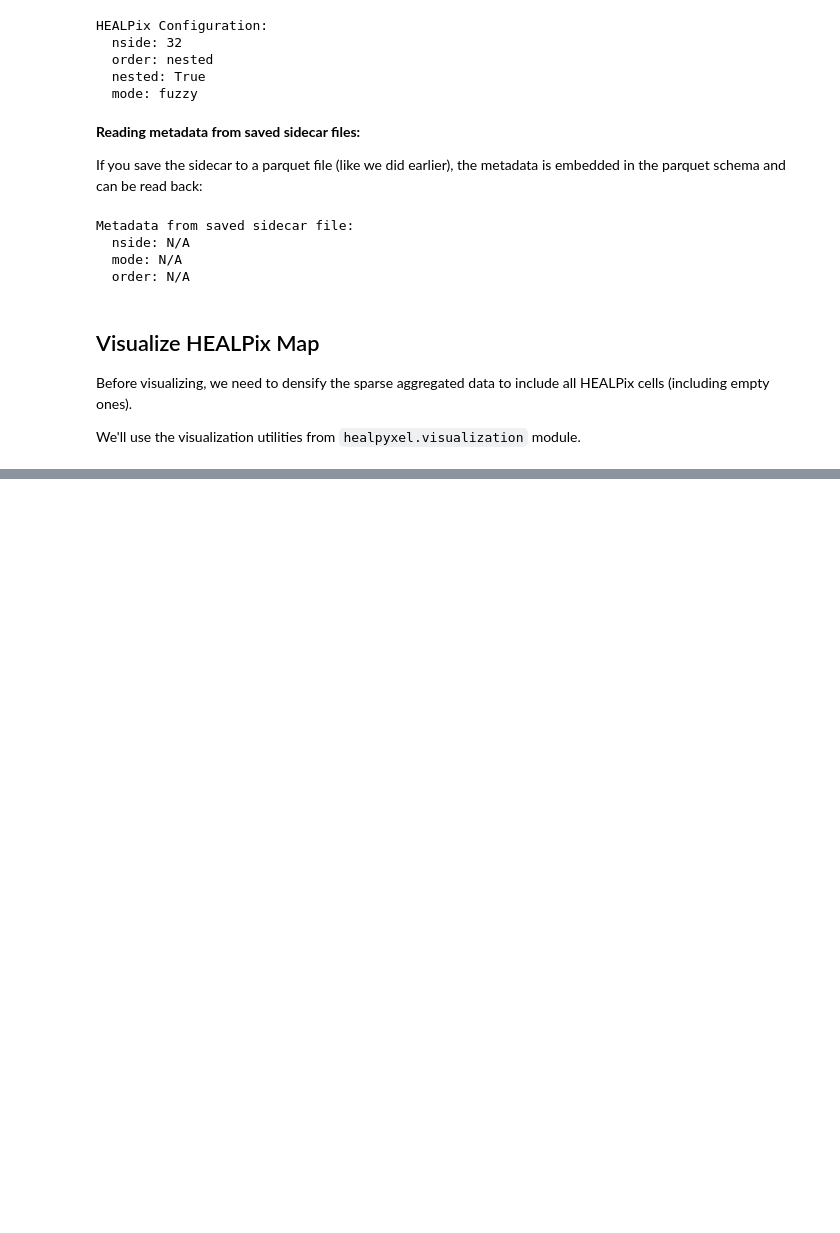
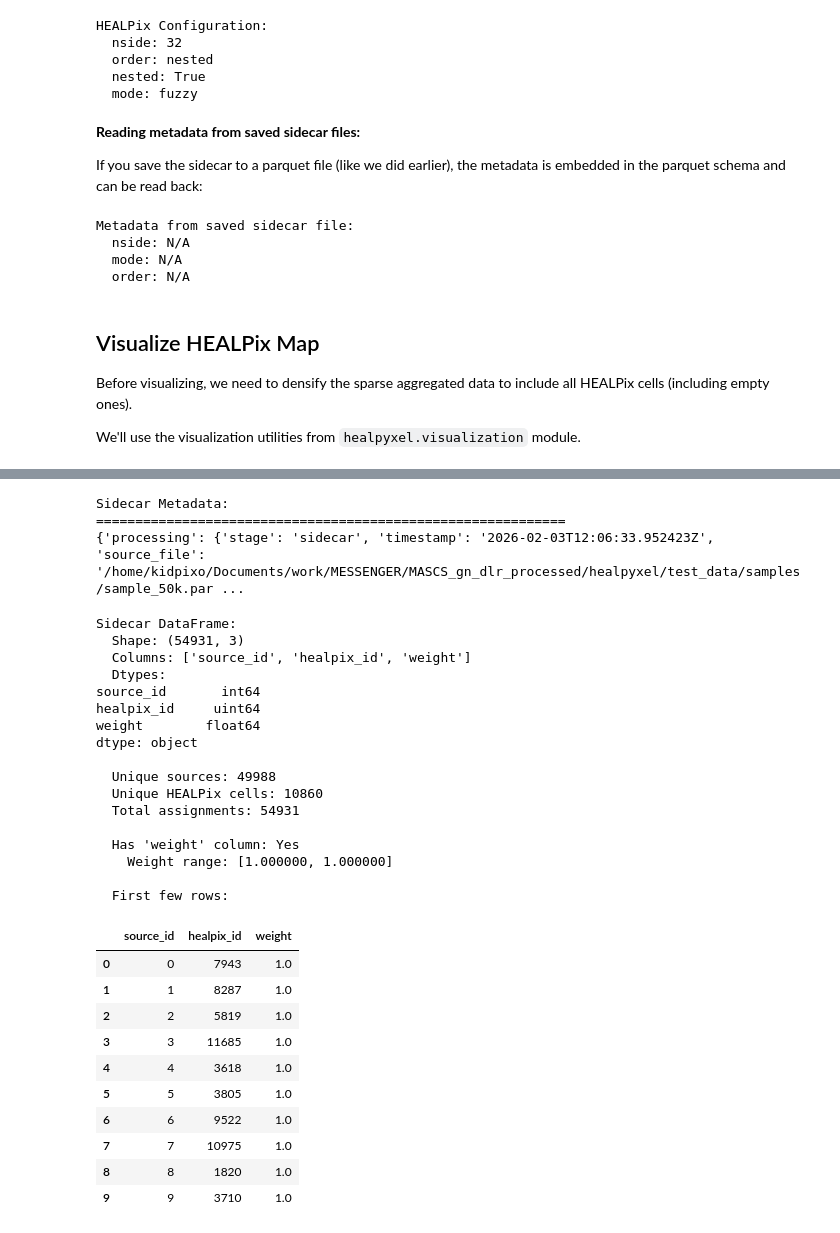
Before and after one commit to mariodamore/healpyxel, a Jupyter notebook: nbs/81_example_visualization_workflow.ipynb, the cells around one changed output, grey strips where cells are left out. Cells and saved outputs as stored; diff of their text form; code cells hidden in the pictures; blank space fills up the shorter version.

Commit message:
improvement: new cli check, metadata module, to_geoparquet cli/module

```diff
--- a/nbs/81_example_visualization_workflow.ipynb
+++ b/nbs/81_example_visualization_workflow.ipynb
@@ -614,0 +660,77 @@ NameError: name 'healpy' is not defined
+# %%
+# Load sidecar metadata
+sidecar_meta_path = cli_output_dir / 'sample_50k.cell-healpix_assignment-fuzzy_nside-32_order-nested.meta.json'
+if sidecar_meta_path.exists():
+    with open(sidecar_meta_path, 'r') as f:
+        sidecar_metadata = json.load(f)
+
+    print("Sidecar Metadata:")
+    print("="*60)
+    print(sidecar_metadata)
+else:
+    print(f"Sidecar metadata not found: {sidecar_meta_path}")
+    print("Run the CLI script first: bash examples/cli_regrid_sample_50k.sh")
+# %% [output]
+Sidecar Metadata:
+============================================================
+{'processing': {'stage': 'sidecar', 'timestamp': '2026-02-03T12:06:33.952423Z', 'source_file': '/home/kidpixo/Documents/work/MESSENGER/MASCS_gn_dlr_processed/healpyxel/test_data/samples/sample_50k.par ...
+# %%
+# Load sidecar parquet file using metadata
+if sidecar_meta_path.exists():
+    # Extract output file path from metadata
+    sidecar_path = Path(sidecar_metadata['processing']['output_file'])
+
+    if sidecar_path.exists():
+        sidecar_cli = pd.read_parquet(sidecar_path)
+
+        print(f"Sidecar DataFrame:")
+        print(f"  Shape: {sidecar_cli.shape}")
+        print(f"  Columns: {list(sidecar_cli.columns)}")
+        print(f"  Dtypes:\n{sidecar_cli.dtypes}")
+        print(f"\n  Unique sources: {sidecar_cli['source_id'].nunique()}")
+        print(f"  Unique HEALPix cells: {sidecar_cli['healpix_id'].nunique()}")
+        print(f"  Total assignments: {len(sidecar_cli)}")
+
+        # Check for weight column
+        if 'weight' in sidecar_cli.columns:
+            print(f"\n  Has 'weight' column: Yes")
+            print(f"    Weight range: [{sidecar_cli['weight'].min():.6f}, {sidecar_cli['weight'].max():.6f}]")
+        else:
+            print(f"\n  Has 'weight' column: No")
+
+        print(f"\n  First few rows:")
+        display(sidecar_cli.head(10))
+    else:
+        print(f"Sidecar file not found: {sidecar_path}")
+else:
+    print(f"Sidecar metadata not found: {sidecar_meta_path}")
+    print("Run the CLI script first: bash examples/cli_regrid_sample_50k.sh")
+# %% [output]
+Sidecar DataFrame:
+  Shape: (54931, 3)
+  Columns: ['source_id', 'healpix_id', 'weight']
+  Dtypes:
+source_id       int64
+healpix_id     uint64
+weight        float64
+dtype: object
+
+  Unique sources: 49988
+  Unique HEALPix cells: 10860
+  Total assignments: 54931
+
+  Has 'weight' column: Yes
+    Weight range: [1.000000, 1.000000]
+
+  First few rows:
+|  | source_id | healpix_id | weight |
+| 0 | 0 | 7943 | 1.0 |
+| 1 | 1 | 8287 | 1.0 |
+| 2 | 2 | 5819 | 1.0 |
+| 3 | 3 | 11685 | 1.0 |
+| 4 | 4 | 3618 | 1.0 |
+| 5 | 5 | 3805 | 1.0 |
+| 6 | 6 | 9522 | 1.0 |
+| 7 | 7 | 10975 | 1.0 |
+| 8 | 8 | 1820 | 1.0 |
+| 9 | 9 | 3710 | 1.0 |
```
Also changed, not shown: parts of 24 cells of this notebook, 57 other files.
